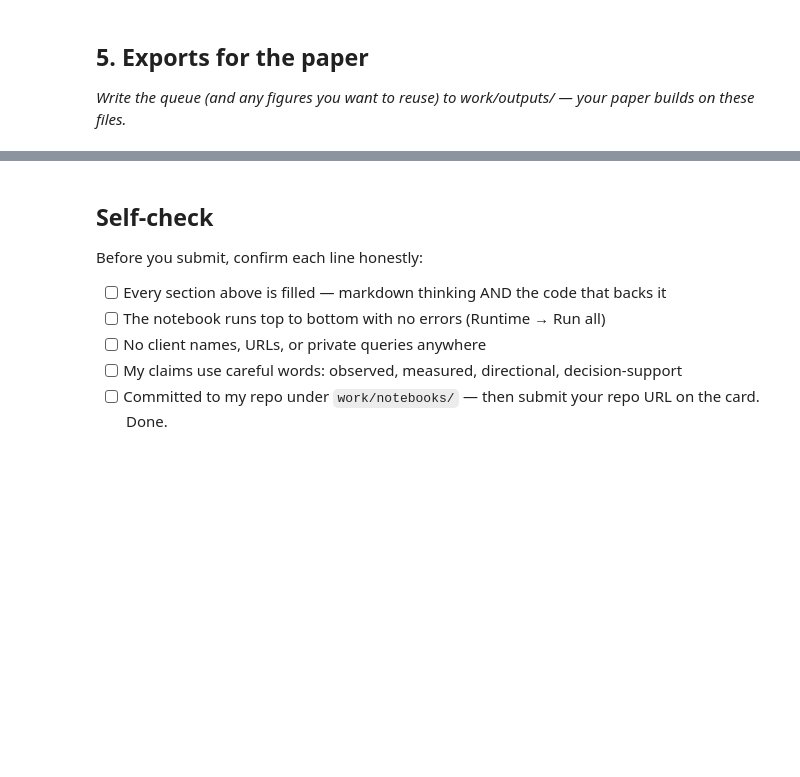
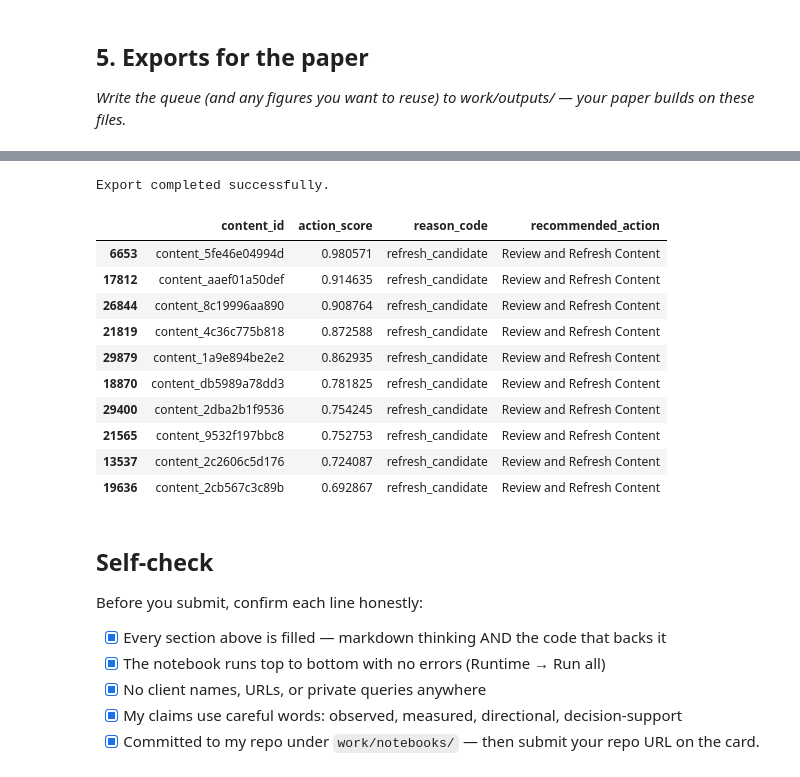
Before and after one commit to Dilip-chendra/FlyRank-Week1, a Jupyter notebook: work/notebooks/w07_action_playbook.ipynb, the cells around one changed output, grey strips where cells are left out. Drawn from its saved outputs; the diff is of its cells as text; code cells hidden in the pictures; blank space fills up the shorter version.

```diff
--- a/work/notebooks/w07_action_playbook.ipynb
+++ b/work/notebooks/w07_action_playbook.ipynb
@@ -44,10 +268,72 @@ This skeleton is yours to fill. Work the sections **in order** — each one has
+# %%
+import os
+import pandas as pd
+
+# Reload dataset if df does not exist
+try:
+    df
+except NameError:
+    df = pd.read_csv("data/raw/content_refresh_anonymized.csv")
+
+# Recreate scores
+df["visibility_score"] = df["impressions_90d"] / df["impressions_90d"].max()
+df["freshness_score"] = df["content_age_days"] / df["content_age_days"].max()
+df["ctr_score"] = 1 - (df["ctr"] / df["ctr"].max())
+
+df["action_score"] = (
+    0.4 * df["visibility_score"] +
+    0.4 * df["freshness_score"] +
+    0.2 * df["ctr_score"]
+)
+
+df["reason_code"] = "refresh_candidate"
+df["recommended_action"] = "Review and Refresh Content"
+
+ranked = df.sort_values("action_score", ascending=False)
+
+os.makedirs("work/outputs", exist_ok=True)
+
+ranked[
+    [
+        "content_id",
+        "action_score",
+        "reason_code",
+        "recommended_action"
+    ]
+].to_csv(
+    "work/outputs/action_playbook.csv",
+    index=False
+)
+
+print("Export completed successfully.")
+
+ranked[
+    [
+        "content_id",
+        "action_score",
+        "reason_code",
+        "recommended_action"
+    ]
+].head(10)
+# %% [output]
+Export completed successfully.
+|  | content_id | action_score | reason_code | recommended_action |
+| 6653 | content_5fe46e04994d | 0.980571 | refresh_candidate | Review and Refresh Content |
+| 17812 | content_aaef01a50def | 0.914635 | refresh_candidate | Review and Refresh Content |
+| 26844 | content_8c19996aa890 | 0.908764 | refresh_candidate | Review and Refresh Content |
+| 21819 | content_4c36c775b818 | 0.872588 | refresh_candidate | Review and Refresh Content |
+| 29879 | content_1a9e894be2e2 | 0.862935 | refresh_candidate | Review and Refresh Content |
+| 18870 | content_db5989a78dd3 | 0.781825 | refresh_candidate | Review and Refresh Content |
+| 29400 | content_2dba2b1f9536 | 0.754245 | refresh_candidate | Review and Refresh Content |
+| 21565 | content_9532f197bbc8 | 0.752753 | refresh_candidate | Review and Refresh Content |
+| 13537 | content_2c2606c5d176 | 0.724087 | refresh_candidate | Review and Refresh Content |
+| 19636 | content_2cb567c3c89b | 0.692867 | refresh_candidate | Review and Refresh Content |
 # %% [markdown]
 ## Self-check
 
 Before you submit, confirm each line honestly:
-
-- [ ] Every section above is filled — markdown thinking AND the code that backs it
-- [ ] The notebook runs top to bottom with no errors (Runtime → Run all)
-- [ ] No client names, URLs, or private queries anywhere
-- [ ] My claims use careful words: observed, measured, directional, decision-support
-- [ ] Committed to my repo under `work/notebooks/` — then submit your repo URL on the card. Done.
+- [x] Every section above is filled — markdown thinking AND the code that backs it
+- [x] The notebook runs top to bottom with no errors (Runtime → Run all)
+- [x] No client names, URLs, or private queries anywhere
+- [x] My claims use careful words: observed, measured, directional, decision-support
+- [x] Committed to my repo under `work/notebooks/` — then submit your repo URL on the card.
```
Also changed, not shown: parts of 15 cells of this notebook.
